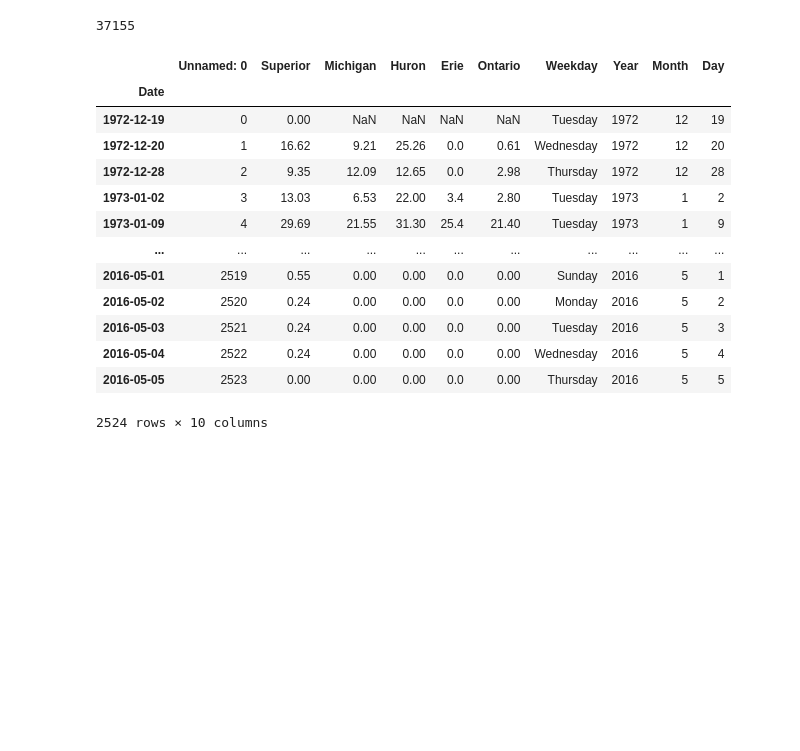
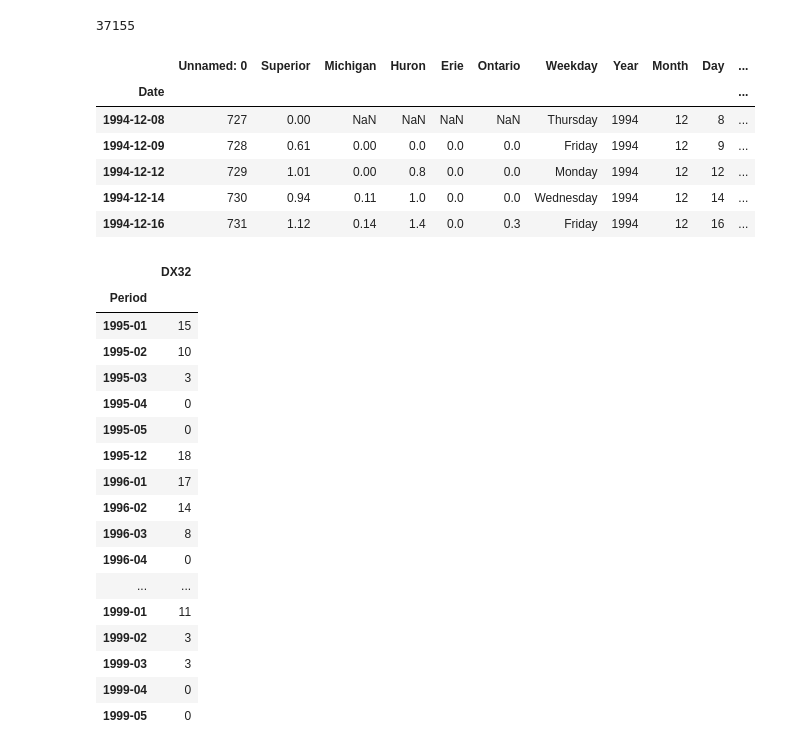
Before and after one commit to JansenKat/SMMBBGKJ-TTH-Prj1, a Jupyter notebook: notebooks/plot_api_var.ipynb, the cells around one changed output. Cells and saved outputs as stored; diff of their text form; code cells hidden in the pictures; blank space fills up the shorter version.

```diff
--- a/notebooks/plot_api_var.ipynb
+++ b/notebooks/plot_api_var.ipynb
@@ -53,4 +53,15 @@ for lake in lakes:
 len(lake_data['Erie'])
 # %% [output]
 37155
+# %%
+ice_coverage = pd.read_csv(os.path.join(clean_data,'ice_coverage.csv'),index_col='Date')
+ice_coverage.head()
+# %% [output]
+|  | Unnamed: 0 | Superior | Michigan | Huron | Erie | Ontario | Weekday | Year | Month | Day | ... |
+| Date |  |  |  |  |  |  |  |  |  |  | ... |
+| 1994-12-08 | 727 | 0.00 | NaN | NaN | NaN | NaN | Thursday | 1994 | 12 | 8 | ... |
+| 1994-12-09 | 728 | 0.61 | 0.00 | 0.0 | 0.0 | 0.0 | Friday | 1994 | 12 | 9 | ... |
+| 1994-12-12 | 729 | 1.01 | 0.00 | 0.8 | 0.0 | 0.0 | Monday | 1994 | 12 | 12 | ... |
+| 1994-12-14 | 730 | 0.94 | 0.11 | 1.0 | 0.0 | 0.0 | Wednesday | 1994 | 12 | 14 | ... |
+| 1994-12-16 | 731 | 1.12 | 0.14 | 1.4 | 0.0 | 0.3 | Friday | 1994 | 12 | 16 | ... |
 # %%
@@ -65,18 +76,22 @@ for datatype in total_api['datatype'].unique():
-# %%
-ice_coverage = pd.read_csv(os.path.join('..','data_files','ice_data','ice_coverage.csv'),index_col='Date')
-ice_coverage
-# %% [output]
-|  | Unnamed: 0 | Superior | Michigan | Huron | Erie | Ontario | Weekday | Year | Month | Day |
-| Date |  |  |  |  |  |  |  |  |  |  |
-| 1972-12-19 | 0 | 0.00 | NaN | NaN | NaN | NaN | Tuesday | 1972 | 12 | 19 |
-| 1972-12-20 | 1 | 16.62 | 9.21 | 25.26 | 0.0 | 0.61 | Wednesday | 1972 | 12 | 20 |
-| 1972-12-28 | 2 | 9.35 | 12.09 | 12.65 | 0.0 | 2.98 | Thursday | 1972 | 12 | 28 |
-| 1973-01-02 | 3 | 13.03 | 6.53 | 22.00 | 3.4 | 2.80 | Tuesday | 1973 | 1 | 2 |
-| 1973-01-09 | 4 | 29.69 | 21.55 | 31.30 | 25.4 | 21.40 | Tuesday | 1973 | 1 | 9 |
-| ... | ... | ... | ... | ... | ... | ... | ... | ... | ... | ... |
-| 2016-05-01 | 2519 | 0.55 | 0.00 | 0.00 | 0.0 | 0.00 | Sunday | 2016 | 5 | 1 |
-| 2016-05-02 | 2520 | 0.24 | 0.00 | 0.00 | 0.0 | 0.00 | Monday | 2016 | 5 | 2 |
-| 2016-05-03 | 2521 | 0.24 | 0.00 | 0.00 | 0.0 | 0.00 | Tuesday | 2016 | 5 | 3 |
-| 2016-05-04 | 2522 | 0.24 | 0.00 | 0.00 | 0.0 | 0.00 | Wednesday | 2016 | 5 | 4 |
-| 2016-05-05 | 2523 | 0.00 | 0.00 | 0.00 | 0.0 | 0.00 | Thursday | 2016 | 5 | 5 |
-2524 rows × 10 columns
+# %%
+dx32 = datatype_agg('DX32','Period')
+dx32['Erie']
+# %% [output]
+|  | DX32 |
+| Period |  |
+| 1995-01 | 15 |
+| 1995-02 | 10 |
+| 1995-03 | 3 |
+| 1995-04 | 0 |
+| 1995-05 | 0 |
+| 1995-12 | 18 |
+| 1996-01 | 17 |
+| 1996-02 | 14 |
+| 1996-03 | 8 |
+| 1996-04 | 0 |
+| ... | ... |
+| 1999-01 | 11 |
+| 1999-02 | 3 |
+| 1999-03 | 3 |
+| 1999-04 | 0 |
+| 1999-05 | 0 |
```
Also changed, not shown: parts of 5 cells of this notebook.
